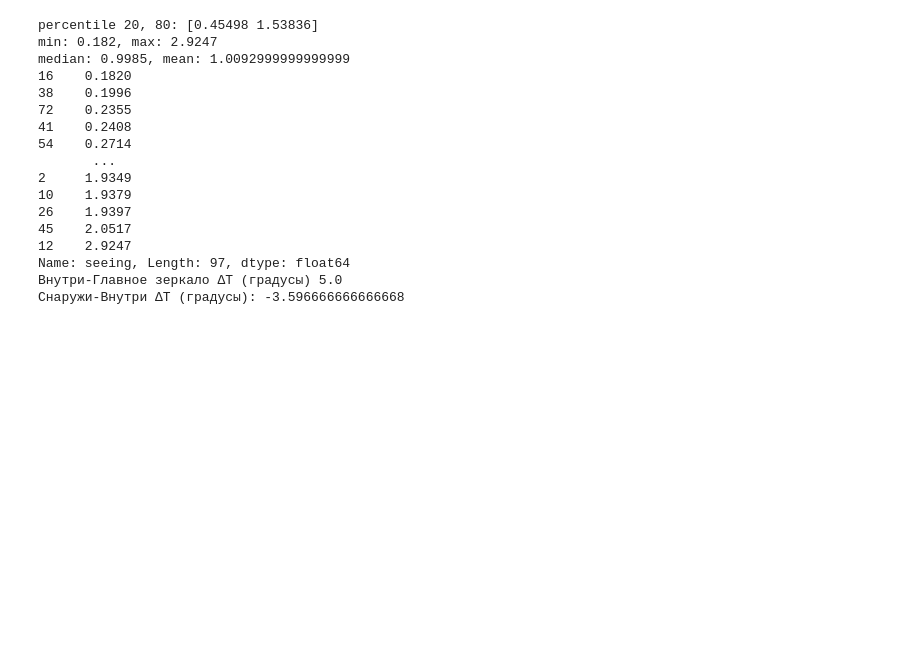
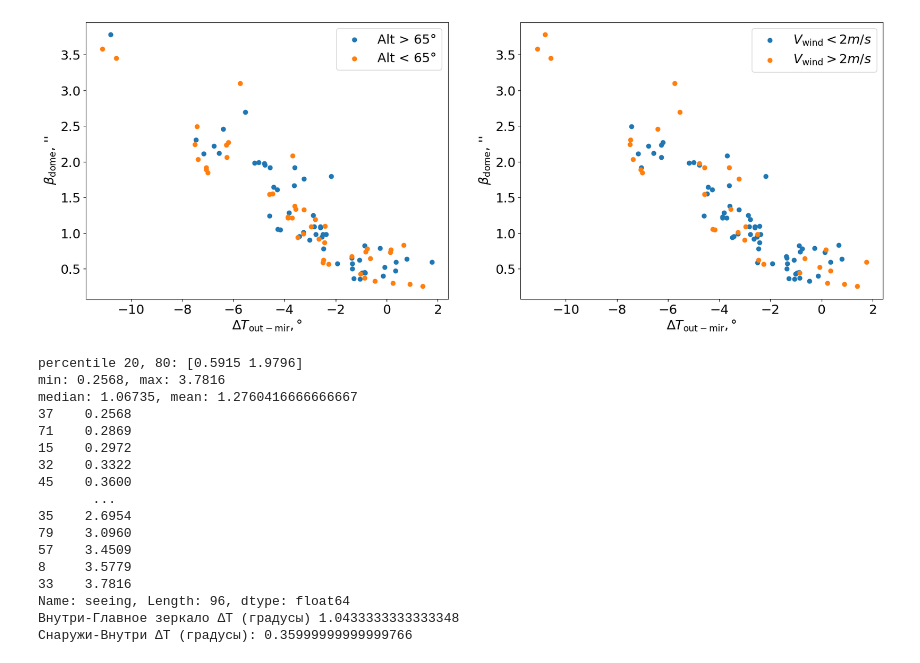
Before and after one commit to AntonMate/domecam, a Jupyter notebook: draw graph from exel.ipynb, the cells around one changed output. Saved outputs shown, nothing was run; the diff lists cells and outputs as text; code cells hidden in the pictures; blank space fills up the shorter version.

```diff
--- a/draw graph from exel.ipynb
+++ b/draw graph from exel.ipynb
@@ -88,26 +140,59 @@ fig.savefig(f'{save_dir}seeing.png', bbox_inches='tight')
+# %%
+fig, (ax, ax2) = plt.subplots(1, 2, figsize=(20, 7))
+
+df_alt_m65 = df.loc[df['alt'] < 65]
+df_alt_b65 = df.loc[df['alt'] > 65]
+mirror_temperature_m65 = (df_alt_m65['ts_1'] + df_alt_m65['ts_2'] + df_alt_m65['ts_3'])/3
+mirror_temperature_b65 = (df_alt_b65['ts_1'] + df_alt_b65['ts_2'] + df_alt_b65['ts_3'])/3
+
+ax.scatter(df_alt_b65['temperature']-mirror_temperature_b65, df_alt_b65['seeing'], label='Alt > 65°')
+ax.scatter(df_alt_m65['temperature']-mirror_temperature_m65, df_alt_m65['seeing'], label='Alt < 65°')
+ax.set_ylabel("$β_\mathrm{dome}$, ''", size=font_size)
+ax.set_xlabel("$∆T_\mathrm{out-mir}, °$", size=font_size)
+ax.xaxis.set_tick_params(labelsize=18)
+ax.yaxis.set_tick_params(labelsize=18)
+ax.legend(fontsize=18)
+
+
+df_wind_m2 = df.loc[df['wind speed'] < 2]
+df_wind_b2 = df.loc[df['wind speed'] > 2]
+mirror_temperature_m2 = (df_wind_m2['ts_1'] + df_wind_m2['ts_2'] + df_wind_m2['ts_3'])/3
+mirror_temperature_b2 = (df_wind_b2['ts_1'] + df_wind_b2['ts_2'] + df_wind_b2['ts_3'])/3
+
+ax2.scatter(df_wind_m2['temperature']-mirror_temperature_m2, df_wind_m2['seeing'], label='$V_\mathrm{wind} < 2 m/s$')
+ax2.scatter(df_wind_b2['temperature']-mirror_temperature_b2, df_wind_b2['seeing'], label='$V_\mathrm{wind} > 2 m/s$')
+ax2.set_ylabel("$β_\mathrm{dome}$, ''", size=font_size)
+ax2.xaxis.set_tick_params(labelsize=18)
+ax2.yaxis.set_tick_params(labelsize=18)
+ax2.set_xlabel("$∆T_\mathrm{out-mir}, °$", size=font_size)
+ax2.legend(fontsize=18)
+
+fig.savefig(f'{save_dir}seeing_alt_wind.png', bbox_inches='tight')
+# %% [output]
+[figure, added]
 # %%
 print(f"percentile 20, 80: {np.percentile(df['seeing'], [20, 80])}")
 print(f"min: {np.min(df['seeing'])}, max: {np.max(df['seeing'])}")
 print(f"median: {np.median(df['seeing'])}, mean: {np.mean(df['seeing'])}")
 
 print(df['seeing'].sort_values())
-print('Внутри-Главное зеркало ∆T (градусы)', (indoor_temperuature - mirror_temperature)[38])
-print('Снаружи-Внутри ∆T (градусы):', (outdoor_temperuature - indoor_temperuature)[38])
+print('Внутри-Главное зеркало ∆T (градусы)', (indoor_temperuature - mirror_temperature)[37])
+print('Снаружи-Внутри ∆T (градусы):', (outdoor_temperuature - indoor_temperuature)[37])
 # %% [output]
-percentile 20, 80: [0.45498 1.53836]
-min: 0.182, max: 2.9247
-median: 0.9985, mean: 1.0092999999999999
-16    0.1820
-38    0.1996
-72    0.2355
-41    0.2408
-54    0.2714
+percentile 20, 80: [0.5915 1.9796]
+min: 0.2568, max: 3.7816
+median: 1.06735, mean: 1.2760416666666667
+37    0.2568
+71    0.2869
+15    0.2972
+32    0.3322
+45    0.3600
        ...
-2     1.9349
-10    1.9379
-26    1.9397
-45    2.0517
-12    2.9247
-Name: seeing, Length: 97, dtype: float64
-Внутри-Главное зеркало ∆T (градусы) 5.0
-Снаружи-Внутри ∆T (градусы): -3.596666666666668
+35    2.6954
+79    3.0960
+57    3.4509
+8     3.5779
+33    3.7816
+Name: seeing, Length: 96, dtype: float64
+Внутри-Главное зеркало ∆T (градусы) 1.0433333333333348
+Снаружи-Внутри ∆T (градусы): 0.35999999999999766
```
Also changed, not shown: parts of 13 cells of this notebook, 3 other files.
